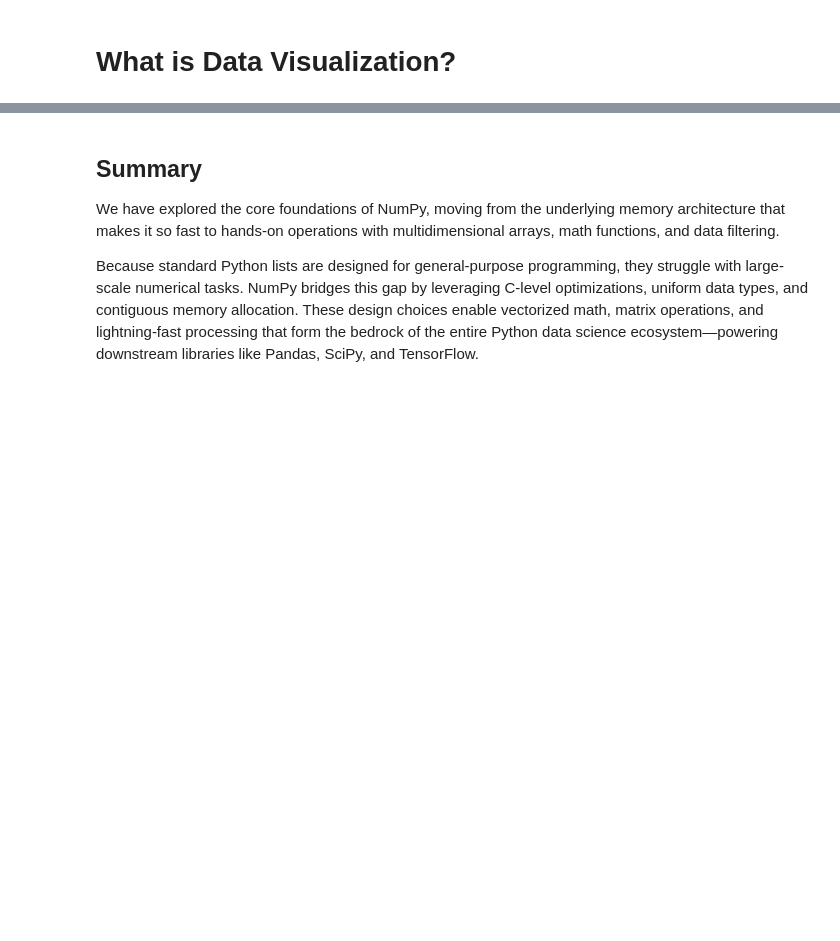
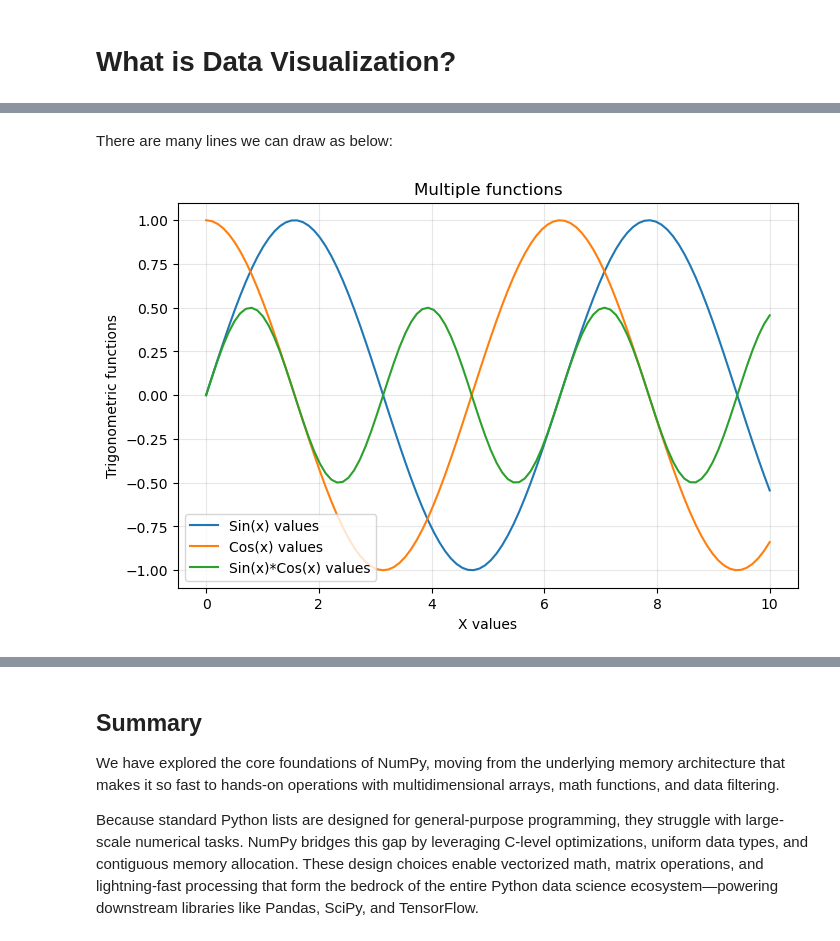
Before and after one commit to bizzaccelerator/Data-Science-Study-Notes, a Jupyter notebook: 7. Visualizing data.ipynb, the cells around one changed output, grey strips where cells are left out. Saved outputs shown, nothing was run; the diff lists cells and outputs as text; code cells hidden in the pictures; blank space fills up the shorter version.

```diff
--- a/7. Visualizing data.ipynb
+++ b/7. Visualizing data.ipynb
@@ -50,0 +133,26 @@ import numpy as np
+# %% [markdown]
+There are many lines we can draw as below:
+# %%
+# First, it's always the data
+x = np.linspace(0, 10, 100)
+y1 = np.sin(x)
+y2 = np.cos(x)
+y3 = np.sin(x) * np.cos(x)
+
+# Creating the graph, this is the way to include multilines in single images
+plt.figure(figsize=(8, 5)) # Set the size of the figure (width, height) in inches
+plt.plot(x, y1, label='Sin(x) values')
+plt.plot(x, y2, label='Cos(x) values')
+plt.plot(x, y3, label='Sin(x)*Cos(x) values')
+
+# configuring the illustration
+plt.xlabel('X values')
+plt.ylabel('Trigonometric functions')
+plt.title('Multiple functions')
+plt.grid(True, alpha=0.3) # Alpha controls the transparency
+plt.legend() # Show the legend
+
+# show
+plt.show()
+# %% [output]
+[figure, added]
```
Also changed, not shown: parts of 23 cells of this notebook.
